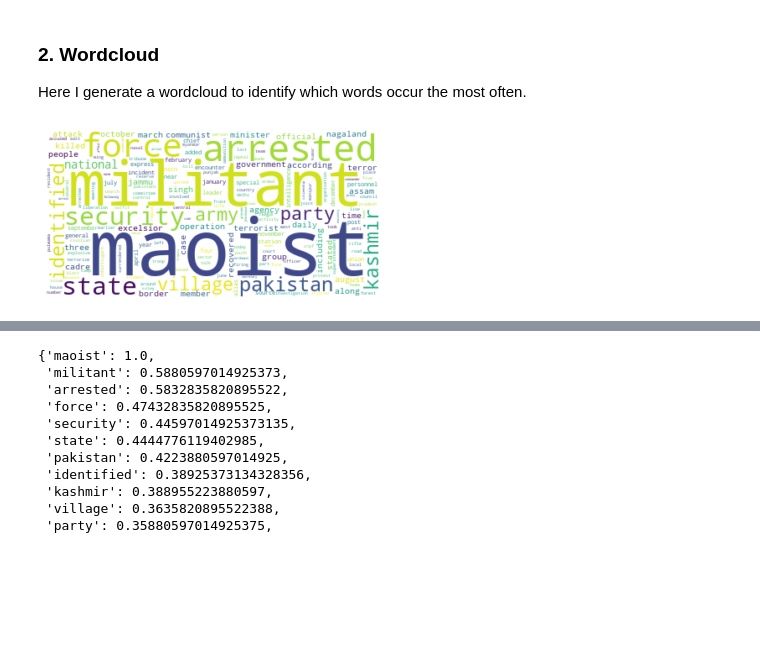
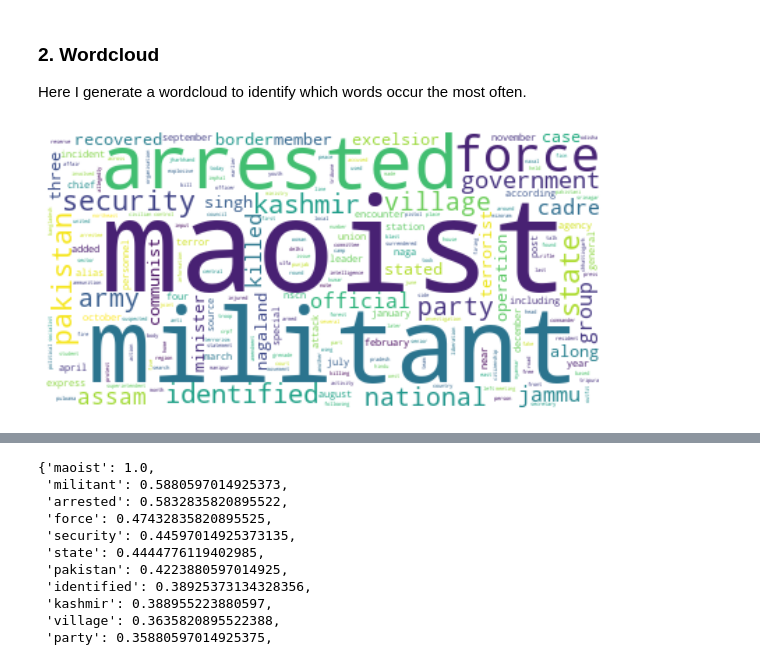
Before and after one commit to jonathanold/conflict-india, a Jupyter notebook: code/satp_descriptive_analysis.ipynb, the cells around one changed output, grey strips where cells are left out. Saved outputs shown, nothing was run; the diff lists cells and outputs as text; code cells hidden in the pictures; blank space fills up the shorter version.

```diff
--- a/code/satp_descriptive_analysis.ipynb
+++ b/code/satp_descriptive_analysis.ipynb
@@ -5,6 +5,9 @@
 import pandas as pd
 import numpy as np
 import matplotlib.pyplot as plt
+import matplotlib.cm as cm
+%matplotlib inline
+plt.rcParams["figure.figsize"] = [10, 8]
 import seaborn as sns
 import re
 import nltk
@@ -18,6 +21,8 @@ from sklearn.model_selection import train_test_split
 from sklearn.manifold import TSNE
 import gensim
 import multiprocessing
+import plotly.graph_objects as go
+import plotly.express as px
 
 #nltk.download('punkt')
 #nltk.download('stopwords')
@@ -80,0 +85,7 @@ cleaned_satp.head()
+# %%
+# Additional words to remove
+words_to_remove = ['said', 'report', 'district', 'india', 'indian', 'police', 'area', 'people', 'time', 'daily']
+
+# Create the cleaned SATP dataset
+cleaned_satp = remove_words(cleaned_satp, words_to_remove)
+cleaned_satp.head()
@@ -104,19 +123,19 @@ plt.show()
 
 Here I generate a wordcloud to identify which words occur the most often.
 # %%
-# Create a list of words that are not meaningful in this context to remove from the text (not removed in previous steps)
-words_to_remove = ['said', 'report', 'district', 'india', 'indian', 'police', 'area']
-# Process the text to plot on the wordcloud
-text = ''
-for i in range(len(cleaned_satp)):
-    text = text + ' ' + cleaned_satp['description'][i]
-for word in words_to_remove:
-    text = re.sub(word, ' ', text)
-# Plot the wordcloud
-word_cloud = WordCloud(collocations=False, background_color='white', min_word_length=4).generate(text)
-plt.imshow(word_cloud, interpolation='bilinear')
-plt.axis("off")
-plt.show()
+def wordcloud(data):
+    text = ''
+    # Process text
+    for i in range(len(data)):
+        text = text + ' ' + data['description'][i]
+    # Plot the wordcloud
+    word_cloud = WordCloud(collocations=False, background_color='white', min_word_length=4).generate(text)
+    plt.imshow(word_cloud, interpolation='bilinear')
+    plt.axis("off")
+    plt.show()
+    return word_cloud.words_
+
+word_cloud = wordcloud(cleaned_satp)
 # %% [output]
-[figure, old version]
+[figure, new version]
 # %%
```
Also changed, not shown: parts of 40 cells of this notebook.
